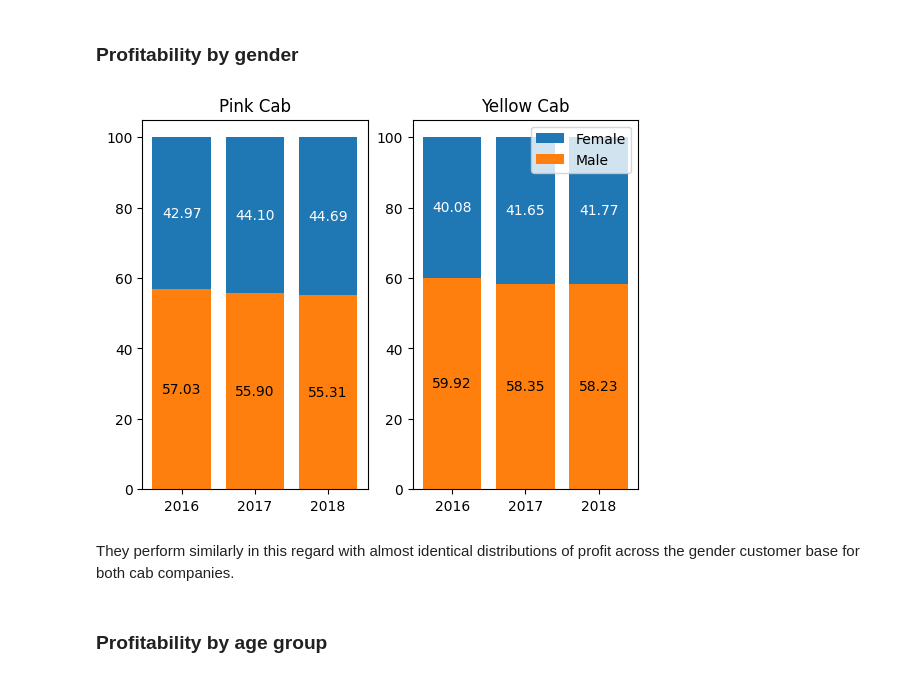
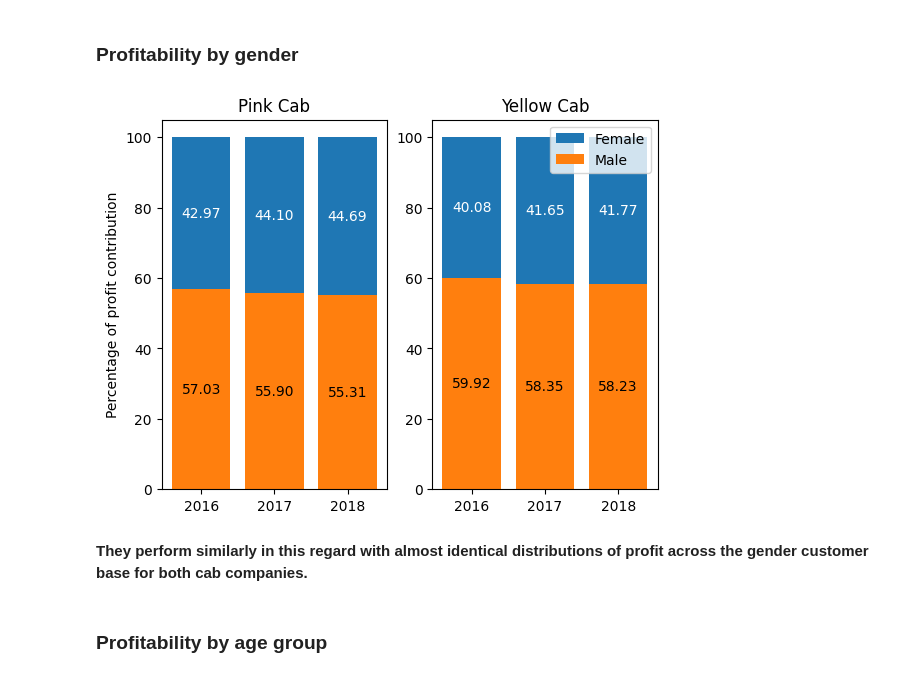
Before and after one commit to mussb00/eda, a Jupyter notebook: exploratory-data-analysis.ipynb, the cells around one changed output. Drawn from its saved outputs; the diff is of its cells as text; code cells hidden in the pictures.

```diff
--- a/exploratory-data-analysis.ipynb
+++ b/exploratory-data-analysis.ipynb
@@ -294,31 +284,31 @@ yellow_male_percentage=yellow_male_profits/total*100
 # %%
 years=['2016','2017','2018']
 
 fig, ax = plt.subplots(1,2)
 
 # pink female profits
 pink_female=ax[0].bar(years, pink_female_percentage, bottom=pink_male_percentage, label='Female')
 pink_male=ax[0].bar(years, pink_male_percentage, label='Male')
 
 ax[0].bar_label(pink_female,label_type='center', color='w', fmt='%.2f')
 ax[0].bar_label(pink_male,label_type='center', fmt='%.2f')
 ax[0].set_title('Pink Cab')
 
 # yellow female profits
 yellow_female=ax[1].bar(years, yellow_female_percentage, bottom=yellow_male_percentage, label='Female')
 yellow_male=ax[1].bar(years, yellow_male_percentage, label='Male')
 
 ax[1].bar_label(yellow_female,label_type='center', color='w', fmt='%.2f')
 ax[1].bar_label(yellow_male,label_type='center', fmt='%.2f')
 ax[1].set_title('Yellow Cab')
 
-
+ax[0].set_ylabel('Percentage of profit contribution')
 plt.legend()
 plt.show()
 # %% [output]
-[figure, old version]
+[figure, new version]
 # %% [markdown]
-They perform similarly in this regard with almost identical distributions of profit across the gender customer base for both cab companies.
+__They perform similarly in this regard with almost identical distributions of profit across the gender customer base for both cab companies.__
 # %% [markdown]
 ### Profitability by age group
 # %%
```
Also changed, not shown: parts of 34 cells of this notebook.
